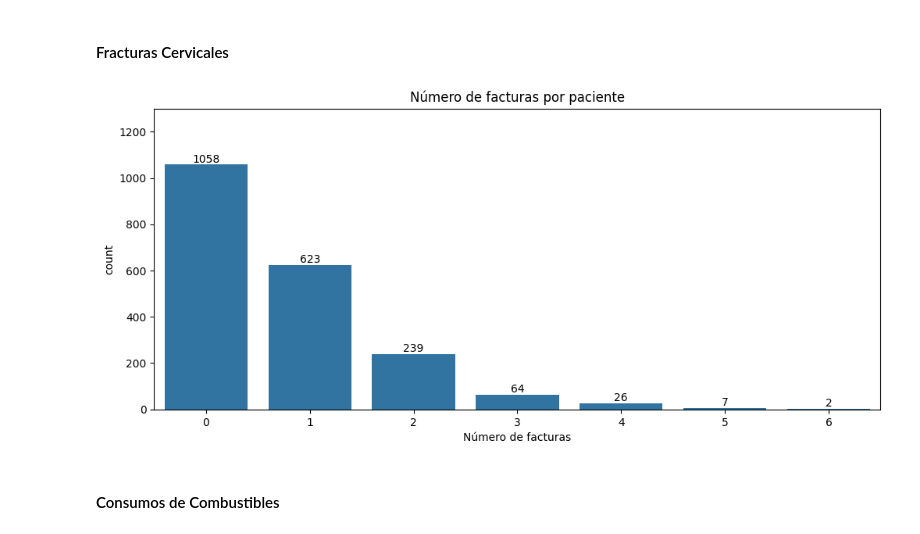
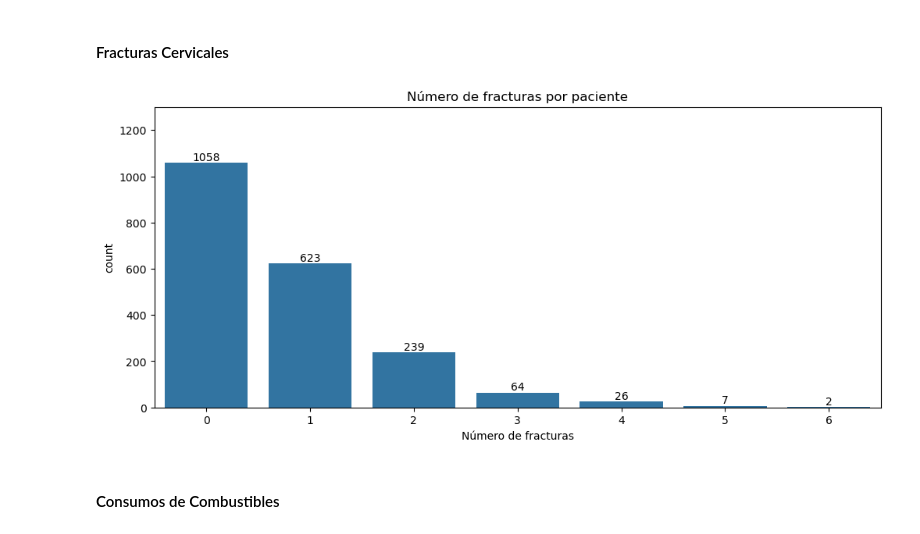
Before and after one commit to LeivaDiego/Tarea3-DataScience, a Jupyter notebook: visualizaciones.ipynb, the cells around one changed output. Saved outputs shown, nothing was run; the diff lists cells and outputs as text; code cells hidden in the pictures.

```diff
--- a/visualizaciones.ipynb
+++ b/visualizaciones.ipynb
@@ -34,14 +34,14 @@ seguros_df = pd.read_csv('data/insurance_policy.csv')
 # %%
 plt.figure(figsize=(12,5))
 ax = sns.countplot(x = fracturas_df[['C1','C2','C3','C4','C5','C6','C7']].sum(axis=1))
 for container in ax.containers:
     ax.bar_label(container)
-plt.title('Número de facturas por paciente')
-plt.xlabel('Número de facturas')
+plt.title('Número de fracturas por paciente')
+plt.xlabel('Número de fracturas')
 plt.ylim([0,1300])
 plt.show()
 # %% [output]
-[figure, old version]
+[figure, new version]
 # %% [markdown]
 #### Consumos de Combustibles
 # %%
```
